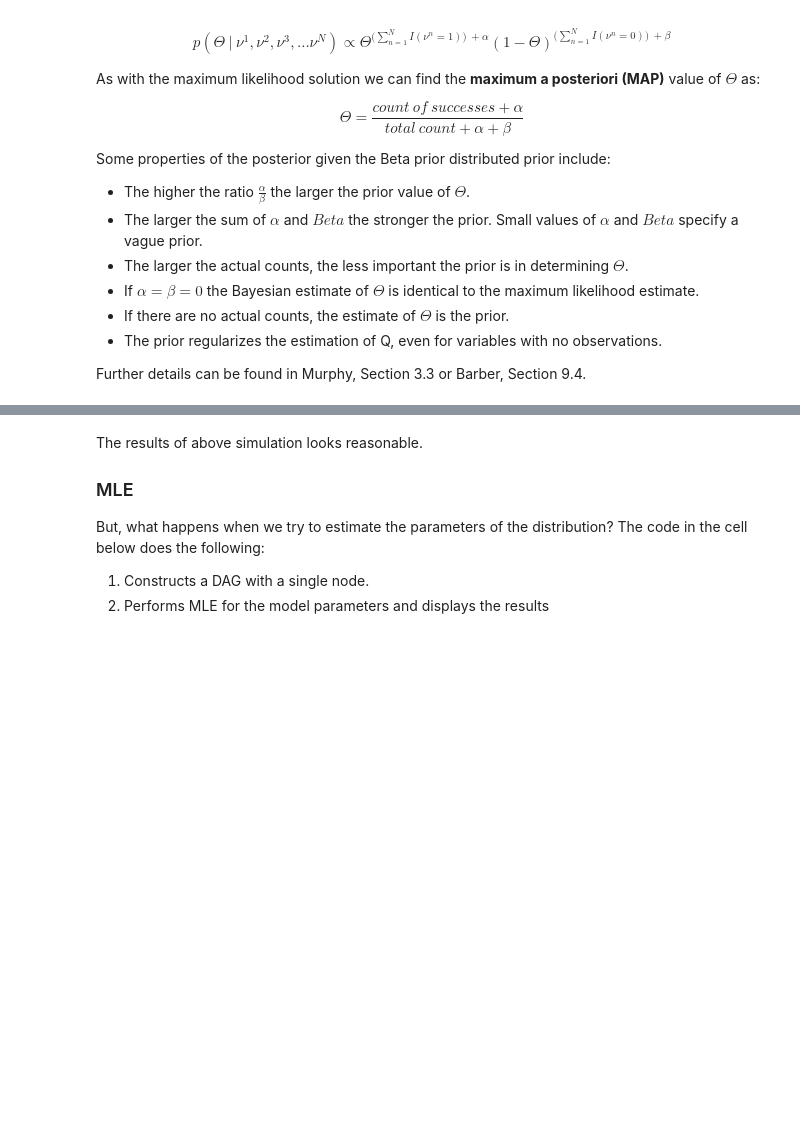
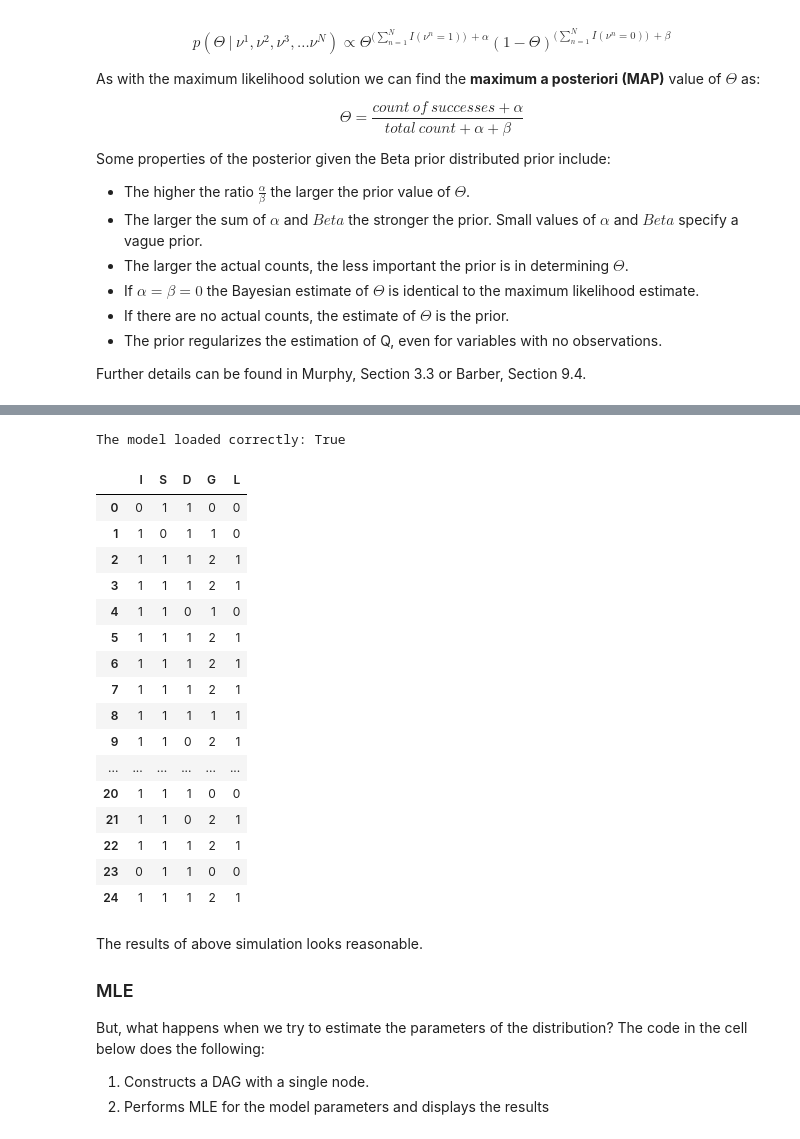
Before and after one commit to StephenElston/CSCI_E_82A_Probabalistic_Programming, a Jupyter notebook: Lesson4_Learning/IntroductionToLearningModelParameters.ipynb, the cells around one changed output, grey strips where cells are left out. Cells and saved outputs as stored; diff of their text form; code cells hidden in the pictures; blank space fills up the shorter version.

```diff
--- a/Lesson4_Learning/IntroductionToLearningModelParameters.ipynb
+++ b/Lesson4_Learning/IntroductionToLearningModelParameters.ipynb
@@ -297,3 +263,46 @@ D_samps
+# %%
+## Simulate the binary tables
+import numpy as np
+import numpy.random as nr
+import numpy as np
+import pandas as pd
+from pgmpy.sampling import BayesianModelSampling
+from pgmpy.models import BayesianModel
+from pgmpy.estimators import MaximumLikelihoodEstimator, BayesianEstimator
+import pickle
+
+## Load the model from a file
+with open('student_model.pickle', 'rb') as pkl:
+    murder_model = pickle.load(pkl)
+print('The model loaded correctly: {}'.format(murder_model.check_model()))
+
+## Simulate values from the DAG
+def simulate_from_DAG(model, nsamps = 25, set_seed = 234):
+    nr.seed(set_seed)
+    simulation = BayesianModelSampling(model)
+    return(simulation.forward_sample(size = nsamps, return_type='dataframe'))
+
+samples_25 = simulate_from_DAG(murder_model)
+samples_25
+# %% [output]
+The model loaded correctly: True
+|  | I | S | D | G | L |
+| 0 | 0 | 1 | 1 | 0 | 0 |
+| 1 | 1 | 0 | 1 | 1 | 0 |
+| 2 | 1 | 1 | 1 | 2 | 1 |
+| 3 | 1 | 1 | 1 | 2 | 1 |
+| 4 | 1 | 1 | 0 | 1 | 0 |
+| 5 | 1 | 1 | 1 | 2 | 1 |
+| 6 | 1 | 1 | 1 | 2 | 1 |
+| 7 | 1 | 1 | 1 | 2 | 1 |
+| 8 | 1 | 1 | 1 | 1 | 1 |
+| 9 | 1 | 1 | 0 | 2 | 1 |
+| ... | ... | ... | ... | ... | ... |
+| 20 | 1 | 1 | 1 | 0 | 0 |
+| 21 | 1 | 1 | 0 | 2 | 1 |
+| 22 | 1 | 1 | 1 | 2 | 1 |
+| 23 | 0 | 1 | 1 | 0 | 0 |
+| 24 | 1 | 1 | 1 | 2 | 1 |
 # %% [markdown]
 The results of above simulation looks reasonable.
 
```
Also changed, not shown: parts of 56 cells of this notebook.
